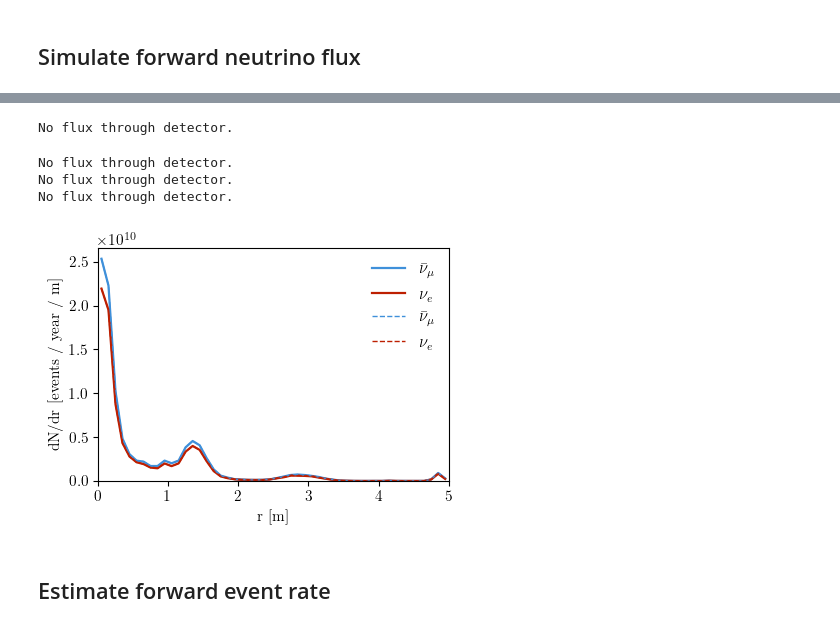
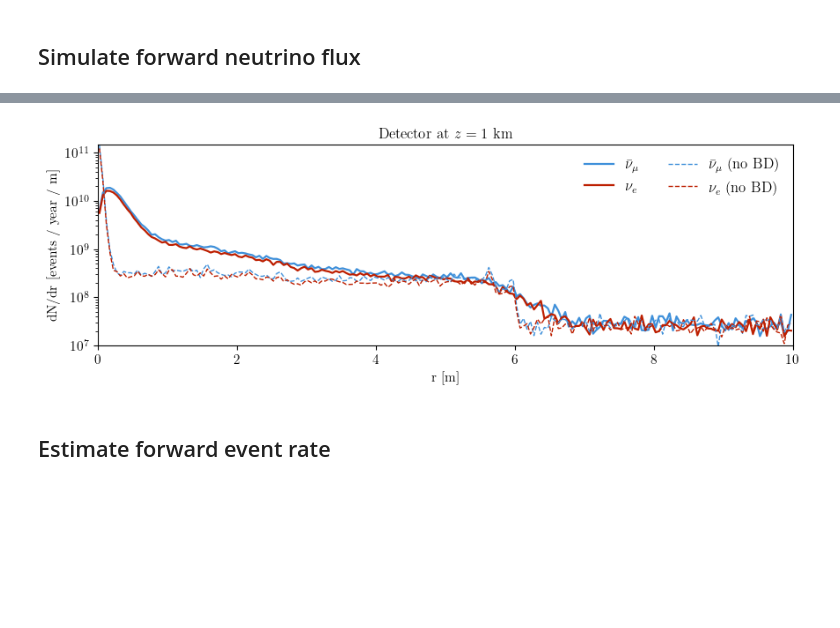
Before and after one commit to jchoi55/MINT, a Jupyter notebook: main_collider_ring_studies.ipynb, the cells around one changed output, grey strips where cells are left out. Saved outputs shown, nothing was run; the diff lists cells and outputs as text; code cells hidden in the pictures; blank space fills up the shorter version.

```diff
--- a/main_collider_ring_studies.ipynb
+++ b/main_collider_ring_studies.ipynb
@@ -176,8 +183,8 @@ fig_env.savefig("plots/hybrid_v06_beam_divergence_zoomed.pdf", dpi=300, bbox_inc
 n_evals = 1e6
 
 ring_sims = {
-    "numu": MuDecaySimulator(cycles=1e3, muon_polarization=0.0, nuflavor="numu", direction="right", n_evals=n_evals),
-    "nue": MuDecaySimulator(cycles=1e3, muon_polarization=0.0, nuflavor="nue", direction="right", n_evals=n_evals),
+    "numu": MuDecaySimulator(cycles=1e3, muon_polarization=0.0, nuflavor="numu", direction="right", n_evals=n_evals, beam_dynamics=True),
+    "nue": MuDecaySimulator(cycles=1e3, muon_polarization=0.0, nuflavor="nue", direction="right", n_evals=n_evals, beam_dynamics=True),
     "numu_nobd": MuDecaySimulator(cycles=1e3, muon_polarization=0.0, nuflavor="numu", direction="right", n_evals=n_evals, beam_dynamics=False),
     "nue_nobd": MuDecaySimulator(cycles=1e3, muon_polarization=0.0, nuflavor="nue", direction="right", n_evals=n_evals, beam_dynamics=False),
 }
@@ -206,8 +229,6 @@ muon_lifetime min/max: 0.10396625395778492 0.10396625395778492
 # %%
 # Forward detector setup (on-axis, downstream)
-det_location = np.array([0.0, 0.0, 1000e2])  # 1 km downstream
-det_radius = 5e2  # 5 m radius
-energy_edges = np.linspace(0, 5e3, 51)
+energy_edges = np.linspace(0, 5e3, 31)
 energy_centers = 0.5 * (energy_edges[1:] + energy_edges[:-1])
 
 flux_results = {}
@@ -233,7 +254,7 @@ for i, flavor in enumerate(["numu", "nue"]):
 
 plt.gca().set_prop_cycle(None)
 for i, flavor in enumerate(["numu", "nue"]):
-    ax.plot(energy_centers, flux_results[flavor+'_nobd'], lw=1, ls='--', label=label[flavor])
+    ax.plot(energy_centers, flux_results[flavor+'_nobd'], lw=1, ls='--', label=label[flavor]+r' (no BD)')
     # ax[i].set_yscale("log")
     ax.set_xlabel(r"$E_\nu$ [GeV]")
 
@@ -248,13 +269,11 @@ fig.savefig("plots/hybrid_v06_flux_spectrum.pdf", dpi=300, bbox_inches="tight")
 # %%
-def get_flux_at_radius(sim, r, flavor):
+def get_flux_at_annuli(sim,  flavor, r_edges=np.linspace(0.0, det_radius, 51)):
     # compute and plot radial event-rate density dN/dr at 1 km (det_location already in cm)
-    r_edges = np.linspace(0.0, det_radius, 51)  # cm
     r_centers = 0.5 * (r_edges[1:] + r_edges[:-1])
     dr = np.diff(r_edges)  # cm
 
     cum_events_per_bunch = {fl: [] for fl in ring_sims}
 
-    sim = ring_sims[flavor]
     for r in r_edges:
         _, flux = sim.get_flux_at_generic_location(
             det_location=det_location,        # center on axis
@@ -279,6 +298,12 @@ def get_flux_at_radius(sim, r, flavor):
     dN_dr_per_year_per_m = {}
     annulus_events_per_bunch = np.diff(cum_events_per_bunch[flavor])         # events per bunch in annulus (per cm width = dr)
     dN_dr_per_year_per_cm = annulus_events_per_bunch / dr               # events per bunch per cm
-    dN_dr_per_year_per_cm *= muons_per_year                             # events per year per cm
+    dN_dr_per_year_per_cm *= bunches_per_year                             # events per year per cm
     dN_dr_per_year_per_m = dN_dr_per_year_per_cm * 100.0            # events per year per m
-    return r_centers, dN_dr_per_year_per_m
+    return dN_dr_per_year_per_m
+# %%
+r_edges = np.linspace(0.0, 10e2, 201)  # cm
+dN_dr_per_year_per_m_numu = get_flux_at_annuli(ring_sims["numu"], "numu", r_edges=r_edges)
+dN_dr_per_year_per_m_nue = get_flux_at_annuli(ring_sims["nue"], "nue", r_edges=r_edges)
+dN_dr_per_year_per_m_numu_noBD = get_flux_at_annuli(ring_sims["numu_nobd"], "numu", r_edges=r_edges)
+dN_dr_per_year_per_m_nue_noBD = get_flux_at_annuli(ring_sims["nue_nobd"], "nue", r_edges=r_edges)
@@ -285,31 +315,28 @@ def get_flux_at_radius(sim, r, flavor):
 # %%
 # plot
-fig, ax = pt.std_fig()
+fig, ax = pt.std_fig(figsize=(10, 3))
 
-r_centers, dN_dr_per_year_per_m_numu = get_flux_at_radius(ring_sims["numu"], r_edges, "numu")
-r_centers, dN_dr_per_year_per_m_nue = get_flux_at_radius(ring_sims["nue"], r_edges, "nue")
+r_centers = 0.5 * (r_edges[1:] + r_edges[:-1])
 ax.plot(r_centers/100.0, dN_dr_per_year_per_m_numu, lw=1.6, label=label["numu"])
 ax.plot(r_centers/100.0, dN_dr_per_year_per_m_nue, lw=1.6, label=label["nue"])
 
 plt.gca().set_prop_cycle(None)
-r_centers, dN_dr_per_year_per_m_numu = get_flux_at_radius(ring_sims["numu_nobd"], r_edges, "numu")
-r_centers, dN_dr_per_year_per_m_nue = get_flux_at_radius(ring_sims["nue_nobd"], r_edges, "nue")
-ax.plot(r_centers/100.0, dN_dr_per_year_per_m_numu, lw=1., ls='--', label=label["numu"])
-ax.plot(r_centers/100.0, dN_dr_per_year_per_m_nue, lw=1., ls='--', label=label["nue"])
+
+ax.plot(r_centers/100.0, dN_dr_per_year_per_m_numu_noBD, lw=1., ls='--', label=label["numu"]+r' (no BD)')
+ax.plot(r_centers/100.0, dN_dr_per_year_per_m_nue_noBD, lw=1., ls='--', label=label["nue"]+r' (no BD)')
 
 ax.set_xlabel("r [m]")
 ax.set_ylabel("dN/dr [events / year / m]")
-ax.set_xlim(0, det_radius/100.0)
-ax.set_ylim(0, None)
-ax.legend(frameon=False, fontsize=12)
+ax.set_xlim(0, 10)
+# ax.set_xscale
+ax.set_ylim(1e7, None)
+ax.set_yscale('log')
+ax.legend(frameon=False, fontsize=12, ncol=2)
+ax.set_title(r"Detector at $z = 1$ km")
 fig.tight_layout()
 fig.savefig("plots/hybrid_v06_event_rate_radial.pdf", dpi=300, bbox_inches="tight")
 # %% [output]
-No flux through detector.
-No flux through detector.
-No flux through detector.
-No flux through detector.
-[figure, old version]
+[figure, new version]
 # %% [markdown]
 ## Estimate forward event rate
 # %%
```
Also changed, not shown: parts of 10 cells of this notebook, 9 other files.
